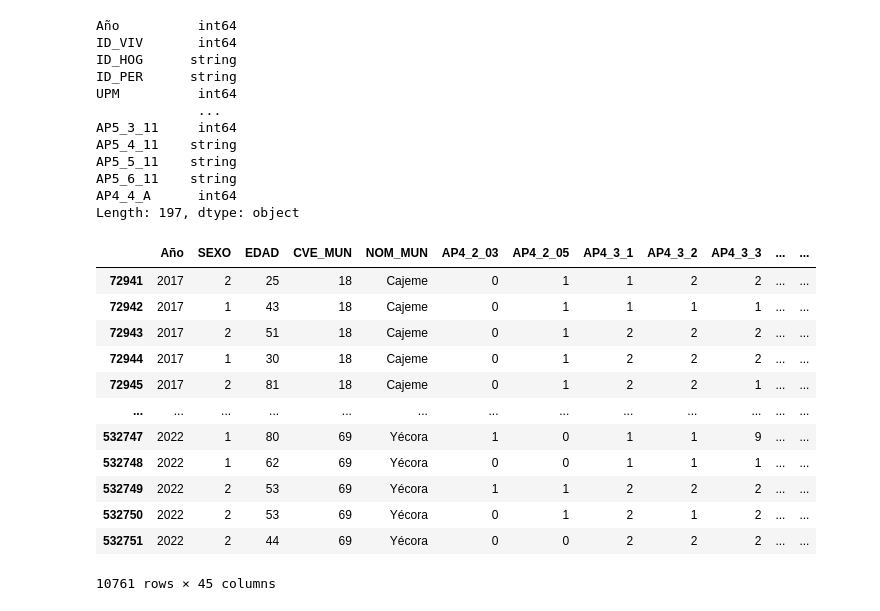
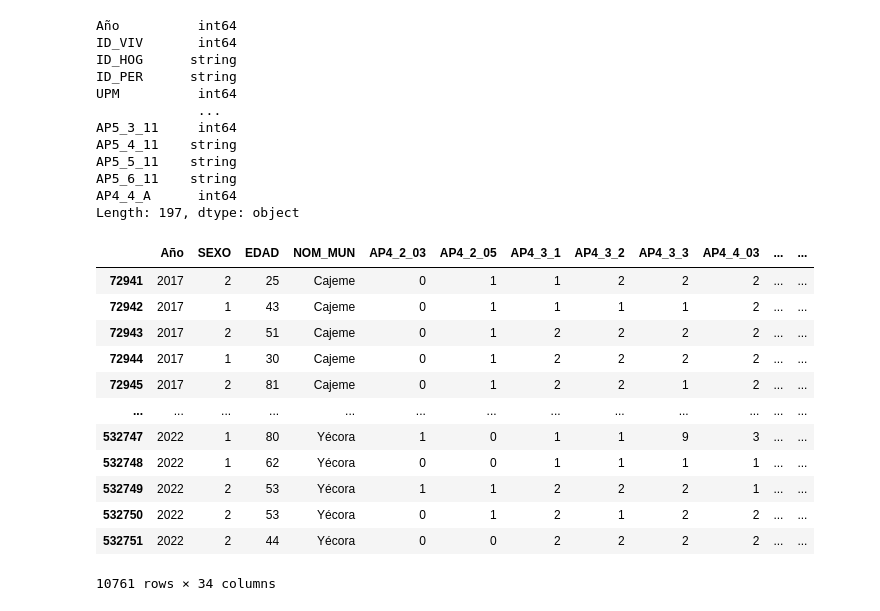
Before and after one commit to osirisizs/Proyecto-Ingenieria-de-Caracteristicas, a Jupyter notebook: Proyecto1_Descargando_Datos.ipynb, the cells around one changed output. Saved outputs shown, nothing was run; the diff lists cells and outputs as text; code cells hidden in the pictures.

```diff
--- a/Proyecto1_Descargando_Datos.ipynb
+++ b/Proyecto1_Descargando_Datos.ipynb
@@ -699,46 +699,58 @@ del percepcion_df['AP5_7_2'] #
 del percepcion_df['AP5_3_03'] # Estatal
 del percepcion_df['AP5_5_03'] #
 del percepcion_df['AP5_6_03'] #
 del percepcion_df['AP5_7_3'] #
 del percepcion_df['AP5_3_04'] # Guardia Nacional
 del percepcion_df['AP5_5_04'] #
 del percepcion_df['AP5_6_04'] #
 del percepcion_df['AP5_7_4'] #
 del percepcion_df['AP5_3_05'] # Policia Ministerial
 del percepcion_df['AP5_5_05'] #
 del percepcion_df['AP5_6_05'] #
 del percepcion_df['AP5_3_06'] # Ministerio Público
 del percepcion_df['AP5_5_06'] #
 del percepcion_df['AP5_6_06'] #
 del percepcion_df['AP5_3_07'] # Fiscalia Gral Rep
 del percepcion_df['AP5_5_07'] #
 del percepcion_df['AP5_6_07'] #
 del percepcion_df['AP5_3_08'] # Ejercito
 del percepcion_df['AP5_5_08'] #
 del percepcion_df['AP5_6_08'] #
 del percepcion_df['AP5_3_09'] # Marina
 del percepcion_df['AP5_5_09'] #
 del percepcion_df['AP5_6_09'] #
 del percepcion_df['AP5_3_10'] # Jueces
 del percepcion_df['AP5_5_10'] #
 del percepcion_df['AP5_6_10'] #
 del percepcion_df['AP5_8'] # Carceles y rec
 
+del percepcion_df['CVE_MUN']
+del percepcion_df['AP5_4_01_C']
+del percepcion_df['AP5_4_02_C']
+del percepcion_df['AP5_4_03_C']
+del percepcion_df['AP5_4_04_C']
+del percepcion_df['AP5_4_05_C']
+del percepcion_df['AP5_4_06_C']
+del percepcion_df['AP5_4_07_C']
+del percepcion_df['AP5_4_08_C']
+del percepcion_df['AP5_4_09_C']
+del percepcion_df['AP5_4_10_C']
+
 percepcion_df
 # %% [output]
-|  | Año | SEXO | EDAD | CVE_MUN | NOM_MUN | AP4_2_03 | AP4_2_05 | AP4_3_1 | AP4_3_2 | AP4_3_3 | ... | ... |
-| 72941 | 2017 | 2 | 25 | 18 | Cajeme | 0 | 1 | 1 | 2 | 2 | ... | ... |
-| 72942 | 2017 | 1 | 43 | 18 | Cajeme | 0 | 1 | 1 | 1 | 1 | ... | ... |
-| 72943 | 2017 | 2 | 51 | 18 | Cajeme | 0 | 1 | 2 | 2 | 2 | ... | ... |
-| 72944 | 2017 | 1 | 30 | 18 | Cajeme | 0 | 1 | 2 | 2 | 2 | ... | ... |
-| 72945 | 2017 | 2 | 81 | 18 | Cajeme | 0 | 1 | 2 | 2 | 1 | ... | ... |
+|  | Año | SEXO | EDAD | NOM_MUN | AP4_2_03 | AP4_2_05 | AP4_3_1 | AP4_3_2 | AP4_3_3 | AP4_4_03 | ... | ... |
+| 72941 | 2017 | 2 | 25 | Cajeme | 0 | 1 | 1 | 2 | 2 | 2 | ... | ... |
+| 72942 | 2017 | 1 | 43 | Cajeme | 0 | 1 | 1 | 1 | 1 | 2 | ... | ... |
+| 72943 | 2017 | 2 | 51 | Cajeme | 0 | 1 | 2 | 2 | 2 | 2 | ... | ... |
+| 72944 | 2017 | 1 | 30 | Cajeme | 0 | 1 | 2 | 2 | 2 | 2 | ... | ... |
+| 72945 | 2017 | 2 | 81 | Cajeme | 0 | 1 | 2 | 2 | 1 | 2 | ... | ... |
 | ... | ... | ... | ... | ... | ... | ... | ... | ... | ... | ... | ... | ... |
-| 532747 | 2022 | 1 | 80 | 69 | Yécora | 1 | 0 | 1 | 1 | 9 | ... | ... |
-| 532748 | 2022 | 1 | 62 | 69 | Yécora | 0 | 0 | 1 | 1 | 1 | ... | ... |
-| 532749 | 2022 | 2 | 53 | 69 | Yécora | 1 | 1 | 2 | 2 | 2 | ... | ... |
-| 532750 | 2022 | 2 | 53 | 69 | Yécora | 0 | 1 | 2 | 1 | 2 | ... | ... |
-| 532751 | 2022 | 2 | 44 | 69 | Yécora | 0 | 0 | 2 | 2 | 2 | ... | ... |
+| 532747 | 2022 | 1 | 80 | Yécora | 1 | 0 | 1 | 1 | 9 | 3 | ... | ... |
+| 532748 | 2022 | 1 | 62 | Yécora | 0 | 0 | 1 | 1 | 1 | 1 | ... | ... |
+| 532749 | 2022 | 2 | 53 | Yécora | 1 | 1 | 2 | 2 | 2 | 1 | ... | ... |
+| 532750 | 2022 | 2 | 53 | Yécora | 0 | 1 | 2 | 1 | 2 | 2 | ... | ... |
+| 532751 | 2022 | 2 | 44 | Yécora | 0 | 0 | 2 | 2 | 2 | 2 | ... | ... |
-10761 rows × 45 columns
+10761 rows × 34 columns
 # %%
 # NO CORRER ESTA CELDA
 for col in percepcion_df.columns:
```
Also changed, not shown: parts of 1 cell of this notebook.
